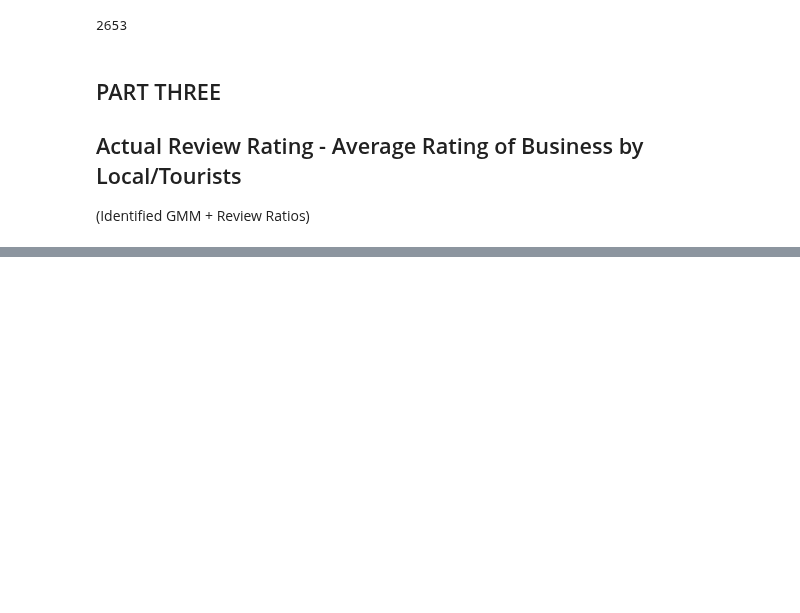
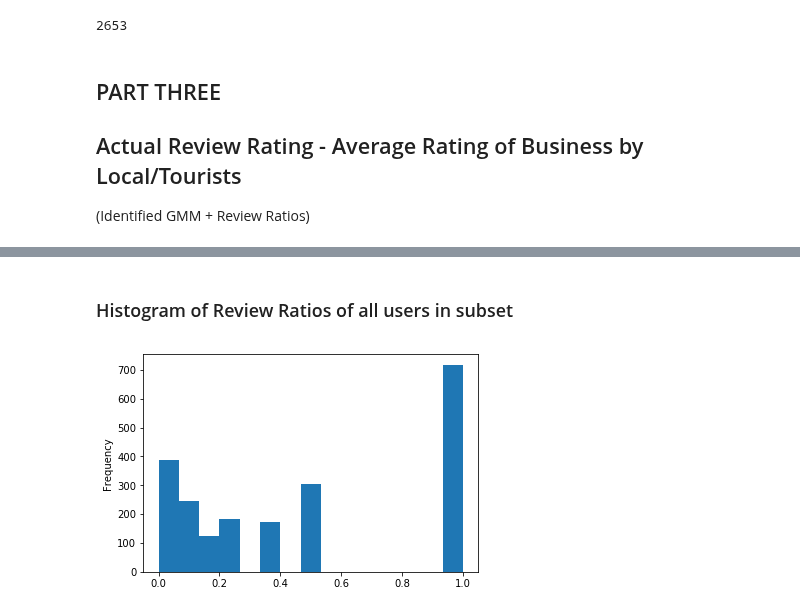
Before and after one commit to CornellDataScience/NLP_Research-FA17, a Jupyter notebook: local-elites/workspace/evaluations.ipynb, the cells around one changed output, grey strips where cells are left out. Drawn from its saved outputs; the diff is of its cells as text; code cells hidden in the pictures; blank space fills up the shorter version.

```diff
--- a/local-elites/workspace/evaluations.ipynb
+++ b/local-elites/workspace/evaluations.ipynb
@@ -28,8 +8,2 @@ businessLoc
 # %%
 statelist = businessLoc['state'].unique()
-# %%
-for st in statelist:
-    tmp = businessLoc.query('state == @st').reset_index(drop=True)
-    print(st)
-    print(len(tmp))
-    print(tmp['city'].unique())
@@ -447,6 +403,4 @@ len(tmp)
 ## Actual Review Rating - Average Rating of Business by Local/Tourists
 (Identified GMM + Review Ratios)
 # %%
-review_count = evalTable.query('local1 == True').groupby('user_id').size()
-review_count.to_dict()
-review_count
+review_count = evalTable.query('local1 == True').groupby('user_id').size().to_dict()
@@ -471,5 +407,3 @@ Length: 3863, dtype: int64
 # %%
-a = evalTable
-a['reviews_included'] = a['user_id'].map(review_count)
-a['review_ratio'] = a['reviews_included'] / a['review_count']
-a
+evalTable['reviews_included'] = evalTable['user_id'].map(review_count)
+evalTable['review_ratio'] = evalTable['reviews_included'] / evalTable['review_count']
@@ -494,0 +410,8 @@ a
+# %% [markdown]
+### Histogram of Review Ratios of all users in subset
+# %%
+tmp = evalTable.drop_duplicates(subset=['user_id', 'review_ratio'], keep=False)
+tmp['review_ratio'].plot(kind='hist', bins = 15, range=[0,1])
+plt.show()
+# %% [output]
+[figure, added]
```
Also changed, not shown: parts of 11 cells of this notebook.
